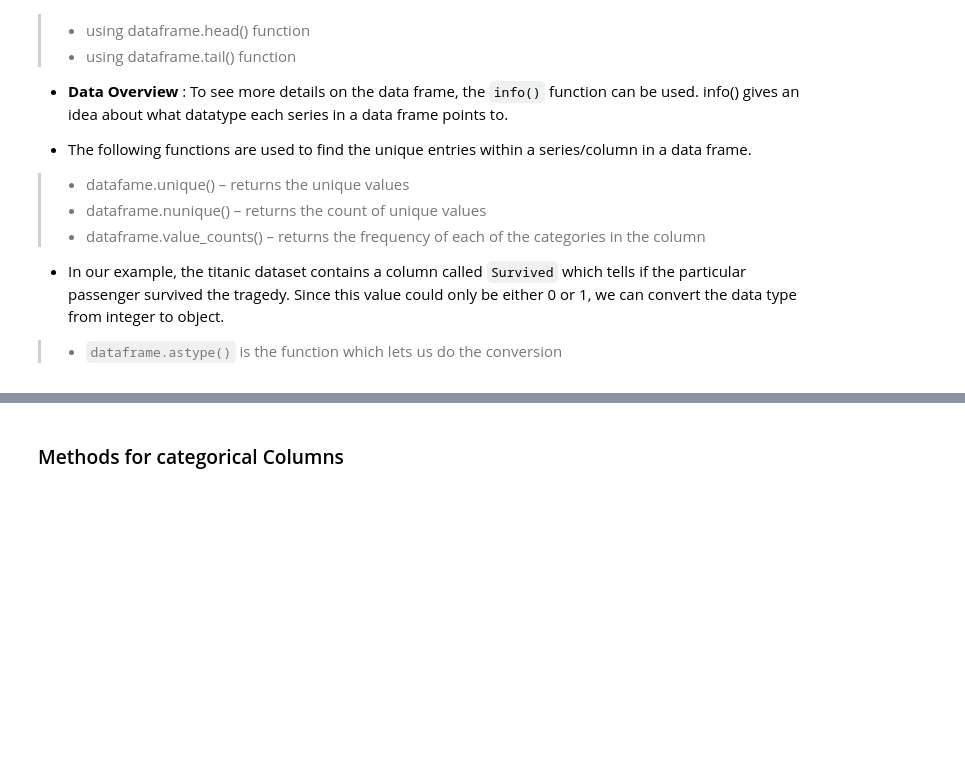
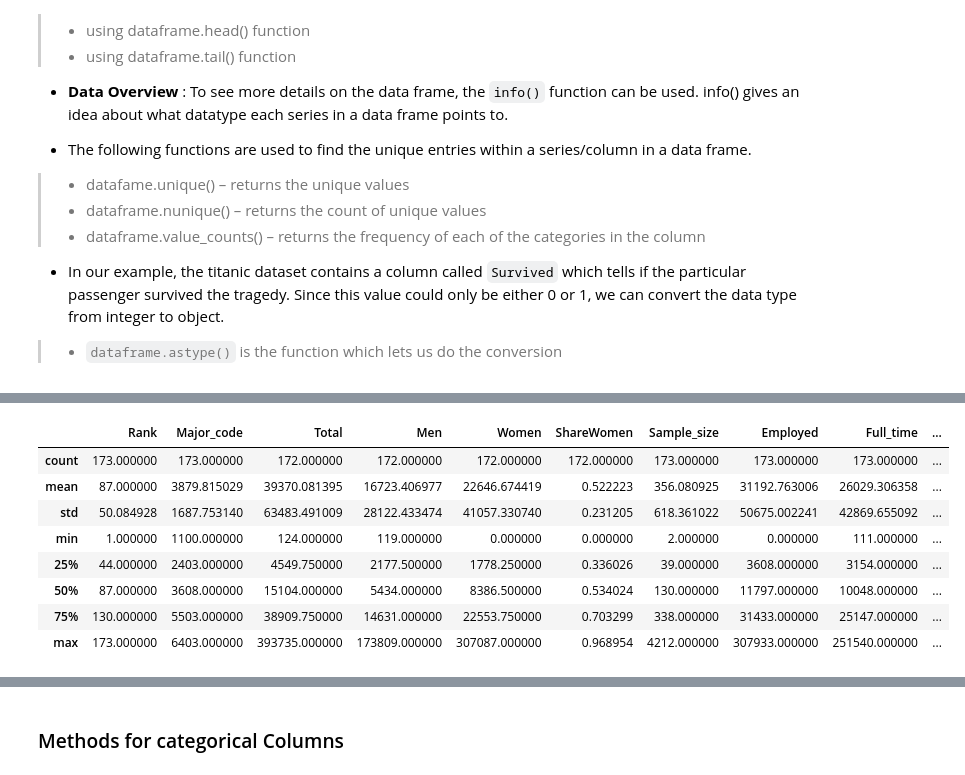
Before and after one commit to ehtisham-sadiq/AI-Learning-Path, a Jupyter notebook: 02_Python_Libraries_for_Data_Science/02_Introduction_to_Pandas.ipynb, the cells around one changed output, grey strips where cells are left out. Drawn from its saved outputs; the diff is of its cells as text; code cells hidden in the pictures; blank space fills up the shorter version.

```diff
--- a/02_Python_Libraries_for_Data_Science/02_Introduction_to_Pandas.ipynb
+++ b/02_Python_Libraries_for_Data_Science/02_Introduction_to_Pandas.ipynb
@@ -184,0 +283,12 @@ df.tail()
+# %%
+df.describe()
+# %% [output]
+|  | Rank | Major_code | Total | Men | Women | ShareWomen | Sample_size | Employed | Full_time | ... |
+| count | 173.000000 | 173.000000 | 172.000000 | 172.000000 | 172.000000 | 172.000000 | 173.000000 | 173.000000 | 173.000000 | ... |
+| mean | 87.000000 | 3879.815029 | 39370.081395 | 16723.406977 | 22646.674419 | 0.522223 | 356.080925 | 31192.763006 | 26029.306358 | ... |
+| std | 50.084928 | 1687.753140 | 63483.491009 | 28122.433474 | 41057.330740 | 0.231205 | 618.361022 | 50675.002241 | 42869.655092 | ... |
+| min | 1.000000 | 1100.000000 | 124.000000 | 119.000000 | 0.000000 | 0.000000 | 2.000000 | 0.000000 | 111.000000 | ... |
+| 25% | 44.000000 | 2403.000000 | 4549.750000 | 2177.500000 | 1778.250000 | 0.336026 | 39.000000 | 3608.000000 | 3154.000000 | ... |
+| 50% | 87.000000 | 3608.000000 | 15104.000000 | 5434.000000 | 8386.500000 | 0.534024 | 130.000000 | 11797.000000 | 10048.000000 | ... |
+| 75% | 130.000000 | 5503.000000 | 38909.750000 | 14631.000000 | 22553.750000 | 0.703299 | 338.000000 | 31433.000000 | 25147.000000 | ... |
+| max | 173.000000 | 6403.000000 | 393735.000000 | 173809.000000 | 307087.000000 | 0.968954 | 4212.000000 | 307933.000000 | 251540.000000 | ... |
```
Also changed, not shown: parts of 59 cells of this notebook, 3 other files.
